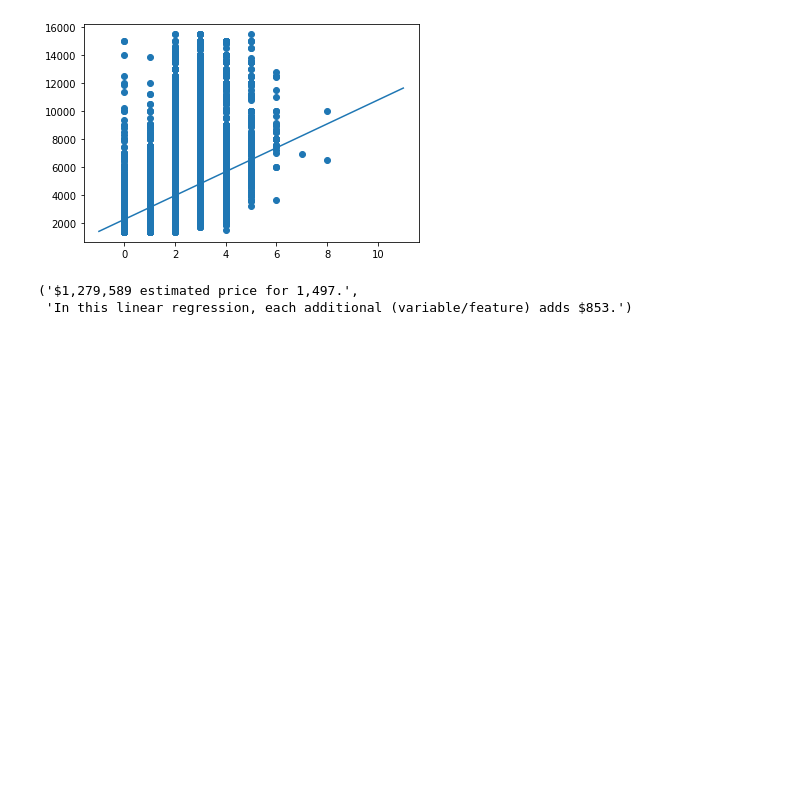
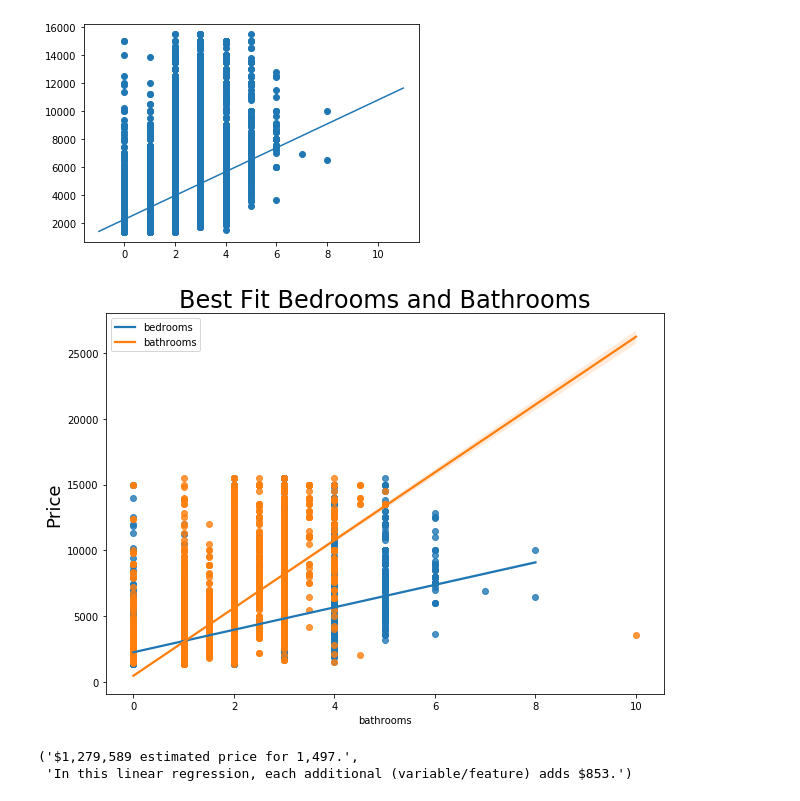
Before and after one commit to cdixson-ds/DS-Unit-2-Regression-1, a Jupyter notebook: LS_DS_211_assignment.ipynb, the cells around one changed output. Drawn from its saved outputs; the diff is of its cells as text; code cells hidden in the pictures; blank space fills up the shorter version.

```diff
--- a/LS_DS_211_assignment.ipynb
+++ b/LS_DS_211_assignment.ipynb
@@ -178,6 +178,24 @@ plt.plot(xfit, yfit)
 plt.show()
 # %% [output]
 [figure]
+# %%
+import seaborn as sns
+
+Xd = df['bedrooms']
+Yd = df['bathrooms']
+Zd = df['price']
+
+fig = plt.figure(figsize=(10,7))
+
+sns.regplot(Xd, Zd)
+sns.regplot(Yd, Zd)
+
+plt.legend(labels=['bedrooms', 'bathrooms'])
+plt.title('Best Fit Bedrooms and Bathrooms', size=24)
+plt.ylabel('Price', size=18)
+plt.show()
+# %% [output]
+[figure, added]
 # %%
 #Write a function to make new predictions and explain model coefficient
 #Should be able to use with other features besides bedroom
```
Also changed, not shown: parts of 5 cells of this notebook.
